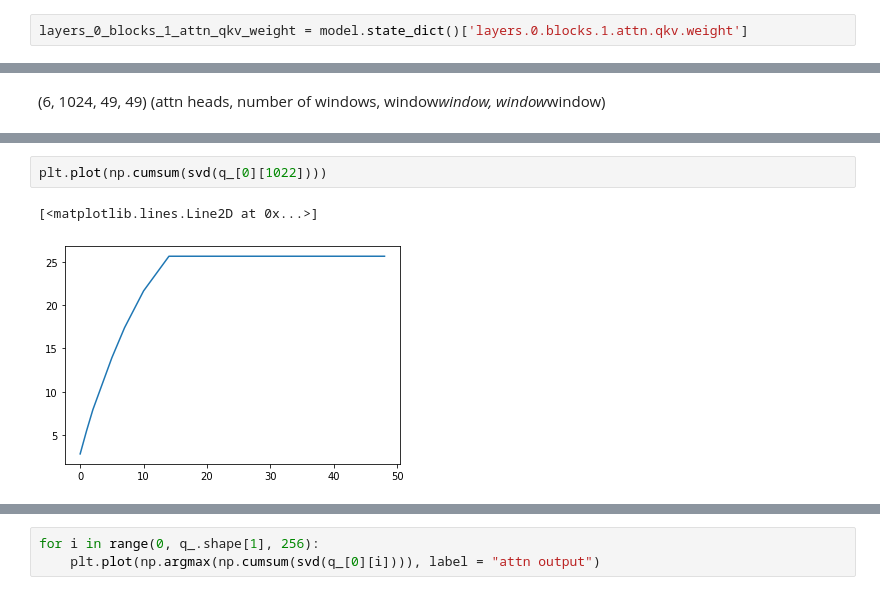
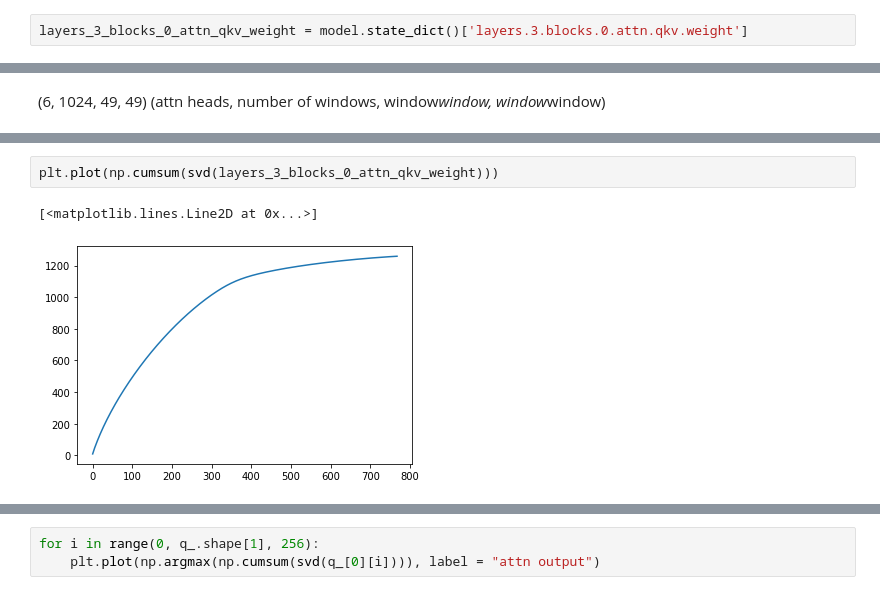
Before and after one commit to ashwinve/ODML-SwinT-JetNano, a Jupyter notebook: ODML-Swin-Transformer/LoRA_analysis.ipynb, the cells around one changed output, grey strips where cells are left out. Saved outputs shown, nothing was run; the diff lists cells and outputs as text.

```diff
--- a/ODML-Swin-Transformer/LoRA_analysis.ipynb
+++ b/ODML-Swin-Transformer/LoRA_analysis.ipynb
@@ -90,7 +75,7 @@ model.state_dict().keys()
 # %% [output]
 odict_keys(['patch_embed.proj.weight', 'patch_embed.proj.bias', 'patch_embed.norm.weight', 'patch_embed.norm.bias', 'layers.0.blocks.0.norm1.weight', 'layers.0.blocks.0.norm1.bias', 'layers.0.blocks.0 ...
 # %%
-layers_0_blocks_1_attn_qkv_weight = model.state_dict()['layers.0.blocks.1.attn.qkv.weight']
+layers_3_blocks_0_attn_qkv_weight = model.state_dict()['layers.3.blocks.0.attn.qkv.weight']
 # %%
 def window_partition(x, window_size):
     """
@@ -461,5 +649,5 @@ q_.shape
 # %%
-plt.plot(np.cumsum(svd(q_[0][1022])))
+plt.plot(np.cumsum(svd(layers_3_blocks_0_attn_qkv_weight)))
 # %% [output]
 [<matplotlib.lines.Line2D at 0x...>]
-[figure, old version]
+[figure, new version]
```
Also changed, not shown: parts of 47 cells of this notebook, 6 other files.
